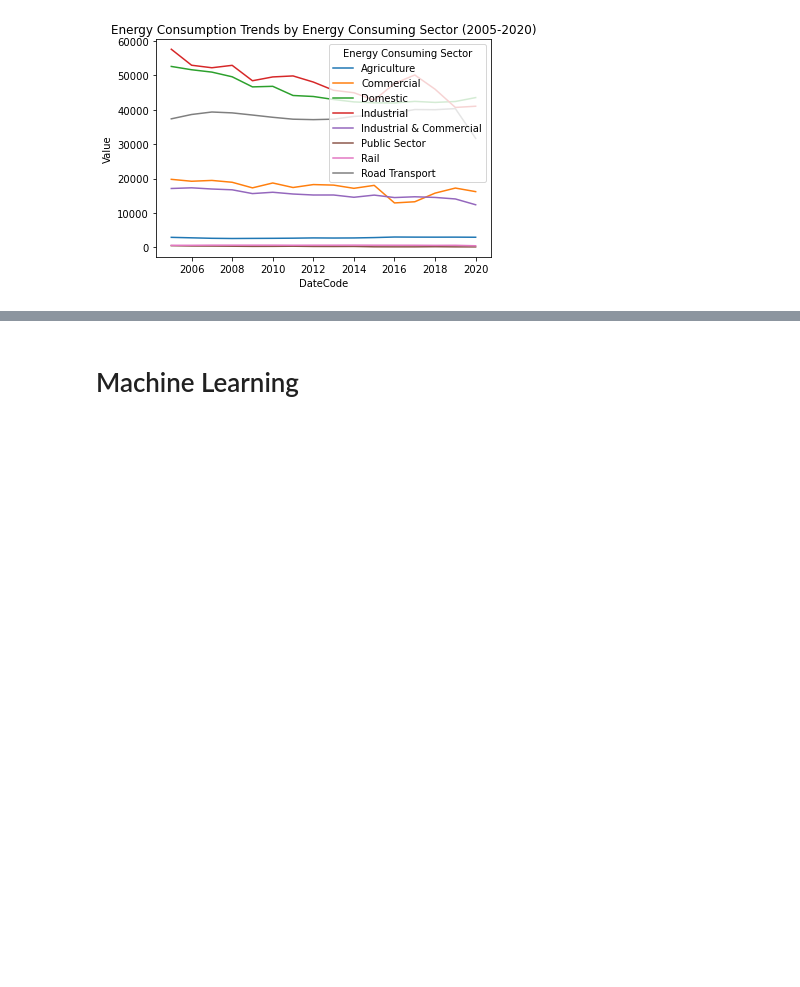
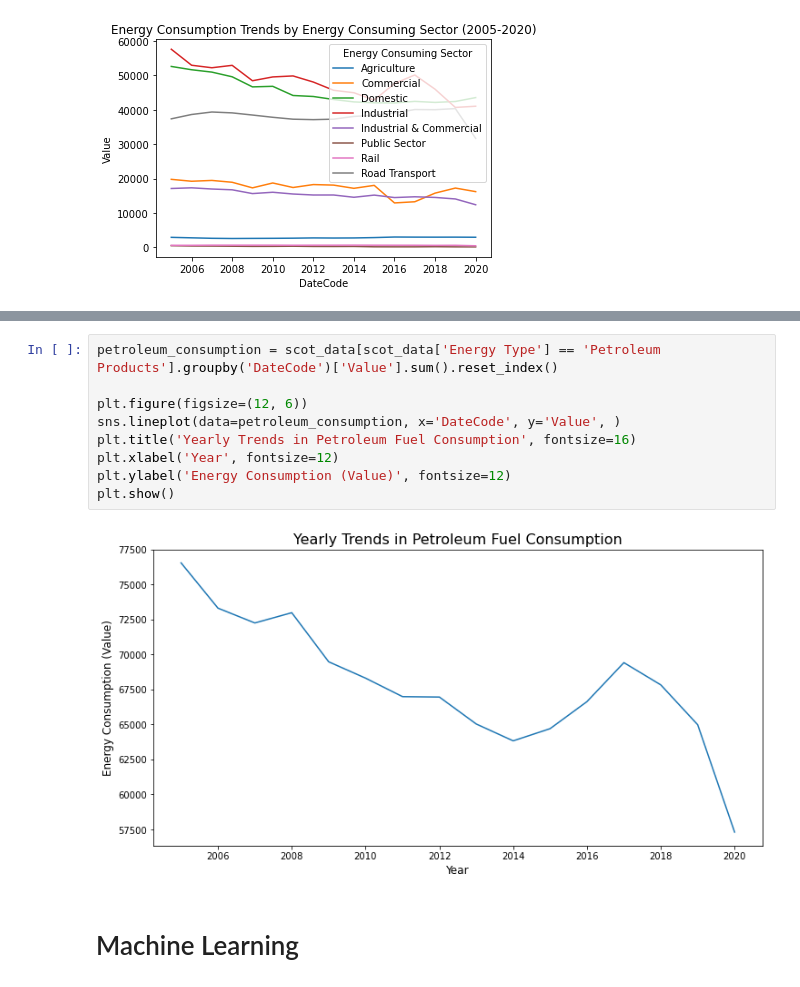
Before and after one commit to kirankrch24/MSc-Project, a Jupyter notebook: Main .ipynb, the cells around one changed output, grey strips where cells are left out. Drawn from its saved outputs; the diff is of its cells as text; blank space fills up the shorter version.

```diff
--- a/Main .ipynb
+++ b/Main .ipynb
@@ -534,3 +534,14 @@ plt.show()
+# %%
+petroleum_consumption = scot_data[scot_data['Energy Type'] == 'Petroleum Products'].groupby('DateCode')['Value'].sum().reset_index()
+
+plt.figure(figsize=(12, 6))
+sns.lineplot(data=petroleum_consumption, x='DateCode', y='Value', )
+plt.title('Yearly Trends in Petroleum Fuel Consumption', fontsize=16)
+plt.xlabel('Year', fontsize=12)
+plt.ylabel('Energy Consumption (Value)', fontsize=12)
+plt.show()
+# %% [output]
+[figure, added]
 # %% [markdown]
 # Machine Learning
 # %%
```
Also changed, not shown: parts of 27 cells of this notebook, 6 other files.
